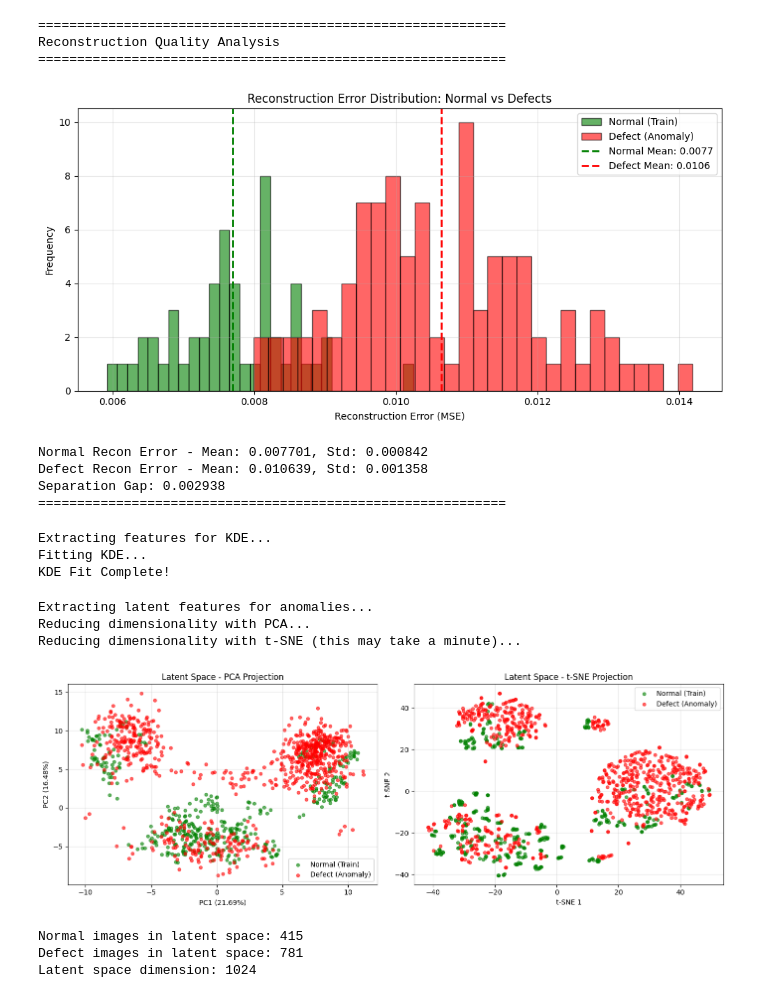
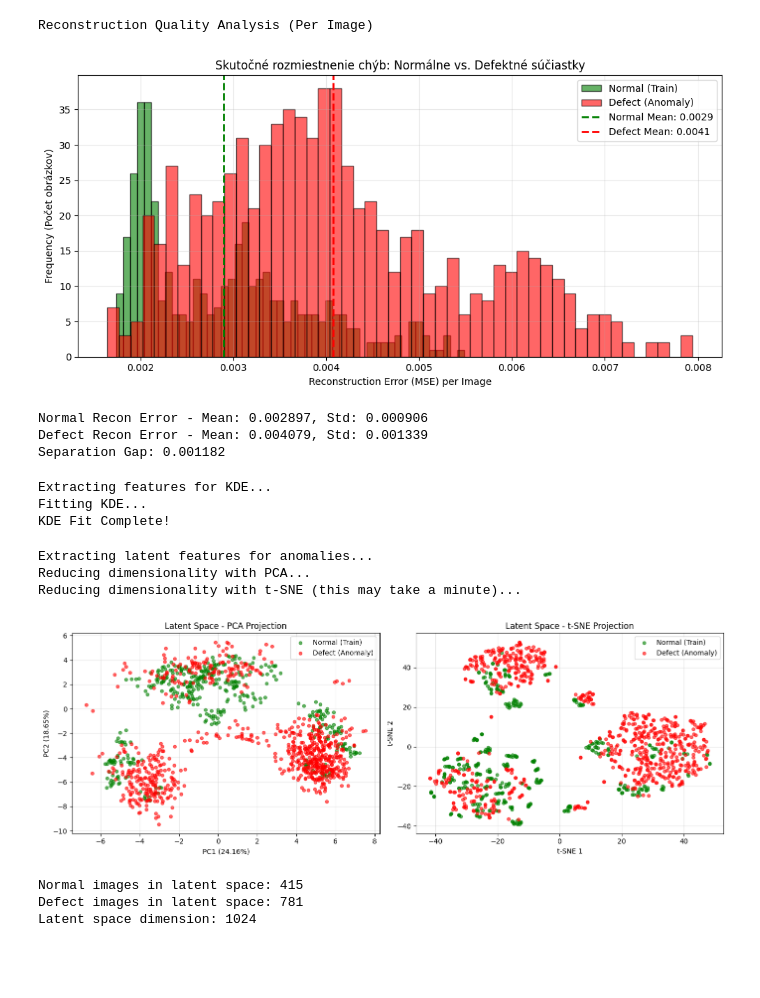
Before and after one commit to matejmedveczky/TP_detekcia_defektov, a Jupyter notebook: autoencoder_FCDD/autoencoder.ipynb, the cells around one changed output. Cells and saved outputs as stored; diff of their text form; code cells hidden in the pictures; blank space fills up the shorter version.

```diff
--- a/autoencoder_FCDD/autoencoder.ipynb
+++ b/autoencoder_FCDD/autoencoder.ipynb
@@ -94,7 +88,7 @@ transform = transforms.Compose([
     transforms.ToTensor()
 ])
 
-dataset = datasets.ImageFolder('casting_512x512/casting_512x512/', transform=transform)
+dataset = datasets.ImageFolder('casting_512x512/', transform=transform)
 
 ok_class_idx = dataset.class_to_idx['ok_front']
 def_class_idx = dataset.class_to_idx['def_front']
@@ -110,7 +104,7 @@ anomaly_loader = DataLoader(Subset(dataset, def_indices), batch_size=batch_size,
 # %%
 criterion = nn.MSELoss()
 optimizer = optim.Adam(model.parameters(), lr=0.001)
-epochs = 5
+epochs = 50
 
 for epoch in range(epochs):
     model.train()
@@ -154,57 +160,58 @@ Epoch [5/5] - loss: 0.0081 - val_loss: 0.0082
 # %%
 import numpy as np
 import matplotlib.pyplot as plt
+import torch
+import torch.nn as nn
 
-print("=" * 60)
-print("Reconstruction Quality Analysis")
-print("=" * 60)
+print("Reconstruction Quality Analysis (Per Image)")
+
+loss_fn = nn.MSELoss(reduction='none')
 
 train_recon_errors = []
 with torch.no_grad():
     for images, _ in train_loader:
         images = images.to(device)
         reconstructions = model(images)
-        mse = nn.MSELoss()(reconstructions, images)
-        train_recon_errors.append(mse.item())
-
+        mse_per_pixel = loss_fn(reconstructions, images)
+        mse_per_image = mse_per_pixel.view(images.size(0), -1).mean(dim=1)
+        train_recon_errors.extend(mse_per_image.cpu().numpy())
 train_recon_errors = np.array(train_recon_errors)
 
 defect_recon_errors = []
 with torch.no_grad():
     for images, _ in anomaly_loader:
         images = images.to(device)
         reconstructions = model(images)
-        mse = nn.MSELoss()(reconstructions, images)
-        defect_recon_errors.append(mse.item())
-
+        mse_per_pixel = loss_fn(reconstructions, images)
+        mse_per_image = mse_per_pixel.view(images.size(0), -1).mean(dim=1)
+        defect_recon_errors.extend(mse_per_image.cpu().numpy())
 defect_recon_errors = np.array(defect_recon_errors)
 
 fig, ax = plt.subplots(figsize=(10, 5))
-ax.hist(train_recon_errors, bins=30, alpha=0.6, label='Normal (Train)', color='green', edgecolor='black')
-ax.hist(defect_recon_errors, bins=30, alpha=0.6, label='Defect (Anomaly)', color='red', edgecolor='black')
+
+ax.hist(train_recon_errors, bins=50, alpha=0.6, label='Normal (Train)', color='green', edgecolor='black')
+ax.hist(defect_recon_errors, bins=50, alpha=0.6, label='Defect (Anomaly)', color='red', edgecolor='black')
+
 ax.axvline(train_recon_errors.mean(), color='green', linestyle='--', linewidth=2, label=f'Normal Mean: {train_recon_errors.mean():.4f}')
 ax.axvline(defect_recon_errors.mean(), color='red', linestyle='--', linewidth=2, label=f'Defect Mean: {defect_recon_errors.mean():.4f}')
-ax.set_xlabel('Reconstruction Error (MSE)')
-ax.set_ylabel('Frequency')
-ax.set_title('Reconstruction Error Distribution: Normal vs Defects')
+
+ax.set_xlabel('Reconstruction Error (MSE) per Image')
+ax.set_ylabel('Frequency (Počet obrázkov)')
+ax.set_title('Skutočné rozmiestnenie chýb: Normálne vs. Defektné súčiastky')
 ax.legend()
 ax.grid(True, alpha=0.3)
 plt.tight_layout()
 plt.show()
 
 print(f"Normal Recon Error - Mean: {train_recon_errors.mean():.6f}, Std: {train_recon_errors.std():.6f}")
 print(f"Defect Recon Error - Mean: {defect_recon_errors.mean():.6f}, Std: {defect_recon_errors.std():.6f}")
 print(f"Separation Gap: {defect_recon_errors.mean() - train_recon_errors.mean():.6f}")
-print("=" * 60)
 # %% [output]
-============================================================
-Reconstruction Quality Analysis
-============================================================
+Reconstruction Quality Analysis (Per Image)
-[figure, old version]
+[figure, new version]
-Normal Recon Error - Mean: 0.007701, Std: 0.000842
-Defect Recon Error - Mean: 0.010639, Std: 0.001358
-Separation Gap: 0.002938
-============================================================
+Normal Recon Error - Mean: 0.002897, Std: 0.000906
+Defect Recon Error - Mean: 0.004079, Std: 0.001339
+Separation Gap: 0.001182
 # %%
 from sklearn.neighbors import KernelDensity
 import numpy as np
@@ -289,7 +295,7 @@ print(f"Latent space dimension: {encoded_train_images.shape[1]}")
 Extracting latent features for anomalies...
 Reducing dimensionality with PCA...
 Reducing dimensionality with t-SNE (this may take a minute)...
-[figure, old version]
+[figure, new version]
 Normal images in latent space: 415
 Defect images in latent space: 781
 Latent space dimension: 1024
```
Also changed, not shown: parts of 4 cells of this notebook.
